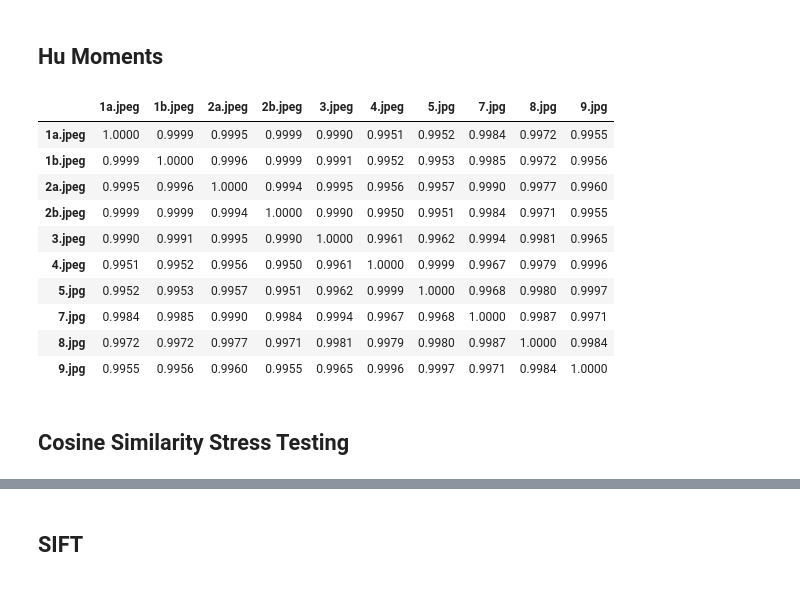
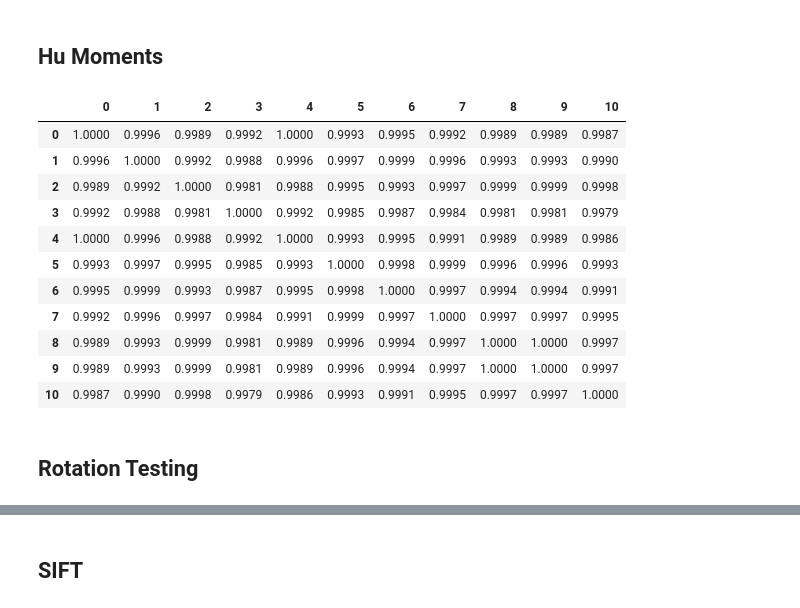
Before and after one commit to FaizanAli-io/Kaggle-Notebooks, a Jupyter notebook: skeleton-matching.ipynb, the cells around one changed output, grey strips where cells are left out. Drawn from its saved outputs; the diff is of its cells as text; code cells hidden in the pictures.

```diff
--- a/skeleton-matching.ipynb
+++ b/skeleton-matching.ipynb
@@ -236,20 +131,28 @@ def numpy_array_to_django_image(np_array, file_name="image.jpg"):
 filepaths, images = [], []
 BASE_PATH = '/kaggle/input/key-images/'
 
-for filename in os.listdir(BASE_PATH):
-    if filename[0].isdigit():
-        path = os.path.join(BASE_PATH, filename)
-        filepaths.append(path)
+# for filename in os.listdir(BASE_PATH):
+#     if filename[0].isdigit():
+#         path = os.path.join(BASE_PATH, filename)
+#         filepaths.append(path)
 
-filepaths.sort()
-filepaths = filepaths[9:]
+# filepaths.sort()
+# filepaths = filepaths[9:]
+
+# [Case]: Real images filepaths
+filepaths = [
+    f"{BASE_PATH}dark-contrast/1717401672.png",        # Key-2
+    f"{BASE_PATH}dark-contrast/1717401055.png",        # Key-1
+    f"{BASE_PATH}non-white-background/1717759168.png", # Key-1
+    f"{BASE_PATH}dark-contrast/1717666406.png",        # Key-5
+    f"{BASE_PATH}dark-contrast/1717681430.png",        # Key-5
+    f"{BASE_PATH}dark-contrast/1717666433.png",        # Key-3
+    f"{BASE_PATH}dark-contrast/1717666074.png",        # Key-3
+    f"{BASE_PATH}dark-contrast/1717681361.png",        # Key-3
+    f"{BASE_PATH}dark-contrast/1717666108.png",        # Key-4
+    f"{BASE_PATH}dark-contrast/1717681457.png",        # Key-4
+    f"{BASE_PATH}dark-contrast/1717681630.png",        # Key-4
+]
 
 for filepath in filepaths:
     images.append(cv2.imread(filepath))
-# %%
-skeletons = []
-
-for image in images:
-    skeleton = image_processing_pipeline(image)
-    plt_img(skeleton, cmap="gray")
-    skeletons.append(skeleton)
@@ -267,3 +159,10 @@ for image in images:
+# %%
+processed = []
+processor = ImageProcessor()
+
+for image in tqdm(images, desc='Processing images', unit='image'):
+    processed_image = processor.process(image)
+    processed.append(processed_image)
 # %% [markdown]
 ## Cosine Similarity
 # %%
@@ -304,44 +204,45 @@ plot_cosine_similarity_score(skeletons, indexes)
 # %%
 def plot_hu_moments_score(images_data, index_array):
     num_images = len(images_data)
     confusion_matrix = np.zeros((num_images, num_images))
 
     for i in range(num_images):
         for j in range(num_images):
 
              # Calculate moments
             moments1 = cv2.moments(images_data[i])
             moments2 = cv2.moments(images_data[j])
 
             # Calculate Hu moments
             huMoments1 = cv2.HuMoments(moments1).flatten()
             huMoments2 = cv2.HuMoments(moments2).flatten()
 
             # Compare Hu moments using Euclidean distance
             distance = np.linalg.norm(huMoments1 - huMoments2)
 
             confusion_matrix[i, j] = round(1 - distance, 4)
 
     df_confusion_matrix = pd.DataFrame(confusion_matrix,
                                        index=index_array,
                                        columns=index_array)
     return df_confusion_matrix
 
 indexes = [path.split('/')[-1] for path in filepaths]
 
-plot_hu_moments_score(skeletons, indexes)
+plot_hu_moments_score(processed, range(len(processed)))
 # %% [output]
-|  | 1a.jpeg | 1b.jpeg | 2a.jpeg | 2b.jpeg | 3.jpeg | 4.jpeg | 5.jpg | 7.jpg | 8.jpg | 9.jpg |
-| 1a.jpeg | 1.0000 | 0.9999 | 0.9995 | 0.9999 | 0.9990 | 0.9951 | 0.9952 | 0.9984 | 0.9972 | 0.9955 |
-| 1b.jpeg | 0.9999 | 1.0000 | 0.9996 | 0.9999 | 0.9991 | 0.9952 | 0.9953 | 0.9985 | 0.9972 | 0.9956 |
-| 2a.jpeg | 0.9995 | 0.9996 | 1.0000 | 0.9994 | 0.9995 | 0.9956 | 0.9957 | 0.9990 | 0.9977 | 0.9960 |
-| 2b.jpeg | 0.9999 | 0.9999 | 0.9994 | 1.0000 | 0.9990 | 0.9950 | 0.9951 | 0.9984 | 0.9971 | 0.9955 |
-| 3.jpeg | 0.9990 | 0.9991 | 0.9995 | 0.9990 | 1.0000 | 0.9961 | 0.9962 | 0.9994 | 0.9981 | 0.9965 |
-| 4.jpeg | 0.9951 | 0.9952 | 0.9956 | 0.9950 | 0.9961 | 1.0000 | 0.9999 | 0.9967 | 0.9979 | 0.9996 |
-| 5.jpg | 0.9952 | 0.9953 | 0.9957 | 0.9951 | 0.9962 | 0.9999 | 1.0000 | 0.9968 | 0.9980 | 0.9997 |
-| 7.jpg | 0.9984 | 0.9985 | 0.9990 | 0.9984 | 0.9994 | 0.9967 | 0.9968 | 1.0000 | 0.9987 | 0.9971 |
-| 8.jpg | 0.9972 | 0.9972 | 0.9977 | 0.9971 | 0.9981 | 0.9979 | 0.9980 | 0.9987 | 1.0000 | 0.9984 |
-| 9.jpg | 0.9955 | 0.9956 | 0.9960 | 0.9955 | 0.9965 | 0.9996 | 0.9997 | 0.9971 | 0.9984 | 1.0000 |
+|  | 0 | 1 | 2 | 3 | 4 | 5 | 6 | 7 | 8 | 9 | 10 |
+| 0 | 1.0000 | 0.9996 | 0.9989 | 0.9992 | 1.0000 | 0.9993 | 0.9995 | 0.9992 | 0.9989 | 0.9989 | 0.9987 |
+| 1 | 0.9996 | 1.0000 | 0.9992 | 0.9988 | 0.9996 | 0.9997 | 0.9999 | 0.9996 | 0.9993 | 0.9993 | 0.9990 |
+| 2 | 0.9989 | 0.9992 | 1.0000 | 0.9981 | 0.9988 | 0.9995 | 0.9993 | 0.9997 | 0.9999 | 0.9999 | 0.9998 |
+| 3 | 0.9992 | 0.9988 | 0.9981 | 1.0000 | 0.9992 | 0.9985 | 0.9987 | 0.9984 | 0.9981 | 0.9981 | 0.9979 |
+| 4 | 1.0000 | 0.9996 | 0.9988 | 0.9992 | 1.0000 | 0.9993 | 0.9995 | 0.9991 | 0.9989 | 0.9989 | 0.9986 |
+| 5 | 0.9993 | 0.9997 | 0.9995 | 0.9985 | 0.9993 | 1.0000 | 0.9998 | 0.9999 | 0.9996 | 0.9996 | 0.9993 |
+| 6 | 0.9995 | 0.9999 | 0.9993 | 0.9987 | 0.9995 | 0.9998 | 1.0000 | 0.9997 | 0.9994 | 0.9994 | 0.9991 |
+| 7 | 0.9992 | 0.9996 | 0.9997 | 0.9984 | 0.9991 | 0.9999 | 0.9997 | 1.0000 | 0.9997 | 0.9997 | 0.9995 |
+| 8 | 0.9989 | 0.9993 | 0.9999 | 0.9981 | 0.9989 | 0.9996 | 0.9994 | 0.9997 | 1.0000 | 1.0000 | 0.9997 |
+| 9 | 0.9989 | 0.9993 | 0.9999 | 0.9981 | 0.9989 | 0.9996 | 0.9994 | 0.9997 | 1.0000 | 1.0000 | 0.9997 |
+| 10 | 0.9987 | 0.9990 | 0.9998 | 0.9979 | 0.9986 | 0.9993 | 0.9991 | 0.9995 | 0.9997 | 0.9997 | 1.0000 |
 # %% [markdown]
-## Cosine Similarity Stress Testing
+## Rotation Testing
 # %%
```
Also changed, not shown: parts of 17 cells of this notebook.
